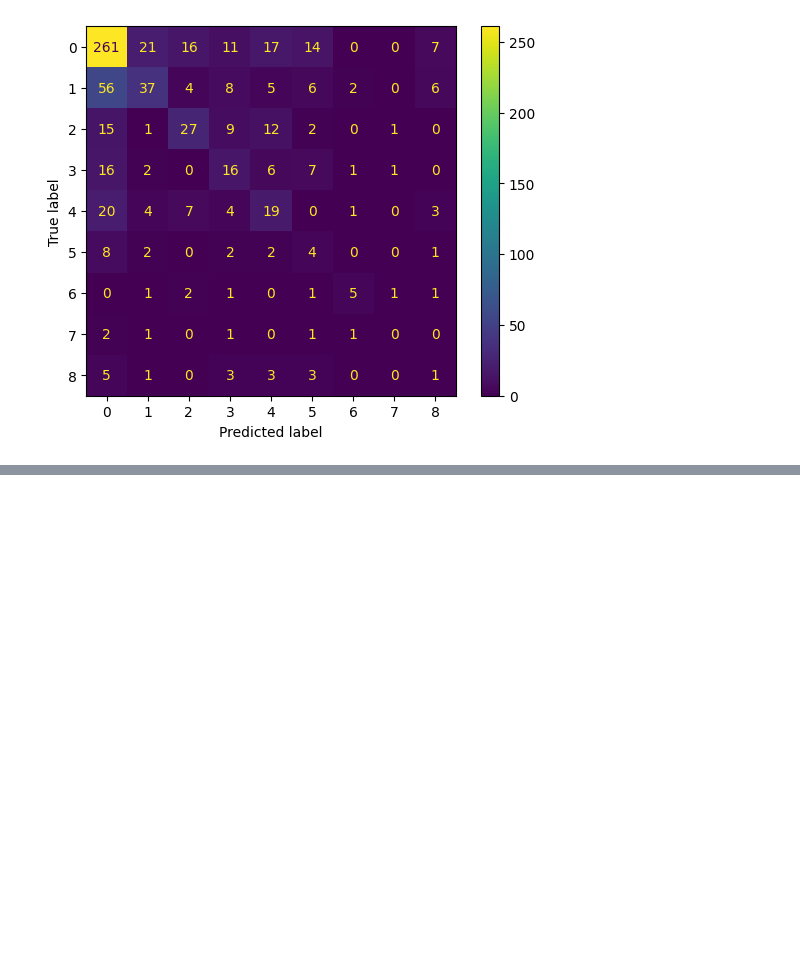
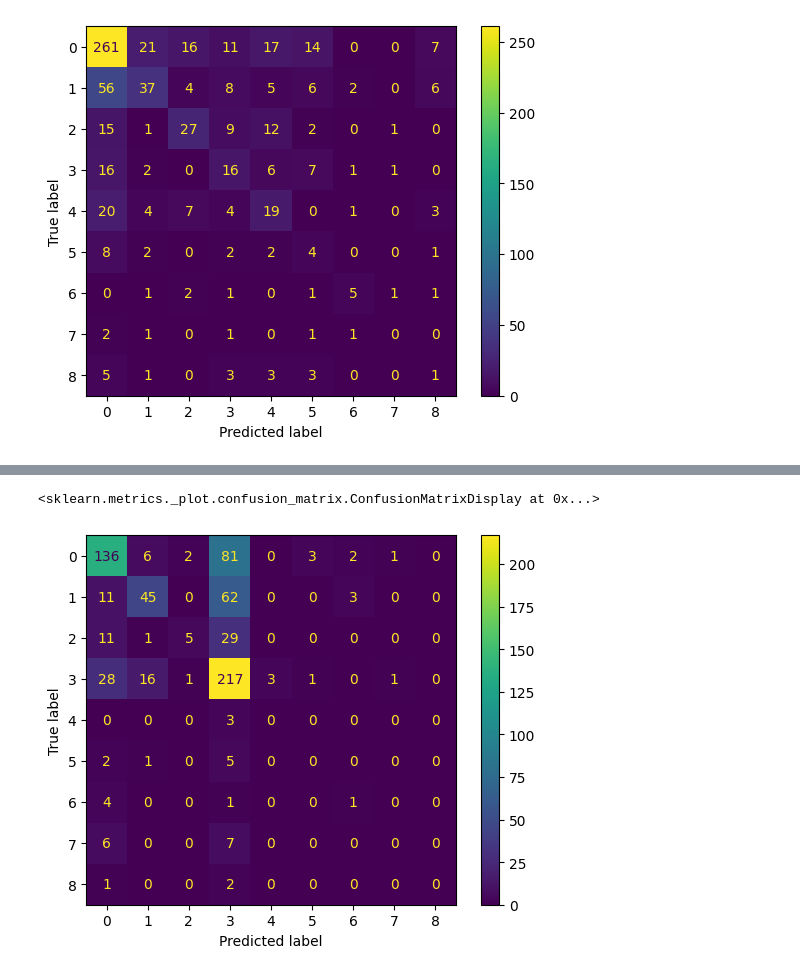
Before and after one commit to IOuadah/SML_Project, a Jupyter notebook: cluster_rf.ipynb, the cells around one changed output, grey strips where cells are left out. Drawn from its saved outputs; the diff is of its cells as text; code cells hidden in the pictures; blank space fills up the shorter version.

```diff
--- a/cluster_rf.ipynb
+++ b/cluster_rf.ipynb
@@ -13,6 +13,7 @@ from sklearn.model_selection import train_test_split
 # %%
 labels_kmeans = pd.read_csv('data/labels_kmeans.csv').set_index('CID')
 labels_manual = pd.read_csv('data/labels_manual.csv').set_index('CID')
+labels_hrc = pd.read_csv('data/labels_hrc.csv').set_index('CID')
 fingerprint = input
 # %%
 from sklearn.model_selection import StratifiedKFold
@@ -127,0 +131,11 @@ ConfusionMatrixDisplay.from_predictions(y_test.values.argmax(axis=1), y_pred.arg
+# %%
+y = labels_hrc
+X = fingerprint
+
+X_train, X_test, y_train, y_test = train_test_split(X, y, test_size=0.2, random_state=54321)
+# %%
+m_rf = RandomForestClassifier(n_estimators = 10, max_features = 3).fit(X_train, y_train)
+y_pred = m_rf.predict(X_test)
+
+print('Accuracy:', accuracy_score(y_test, y_pred), "\n")
+print(classification_report(y_test, y_pred))
@@ -127,0 +161,5 @@ ConfusionMatrixDisplay.from_predictions(y_test.values.argmax(axis=1), y_pred.arg
+# %%
+ConfusionMatrixDisplay.from_predictions(y_test.values.argmax(axis=1), y_pred.argmax(axis=1))
+# %% [output]
+<sklearn.metrics._plot.confusion_matrix.ConfusionMatrixDisplay at 0x...>
+[figure, added]
```
Also changed, not shown: parts of 2 cells of this notebook, 2 other files.
